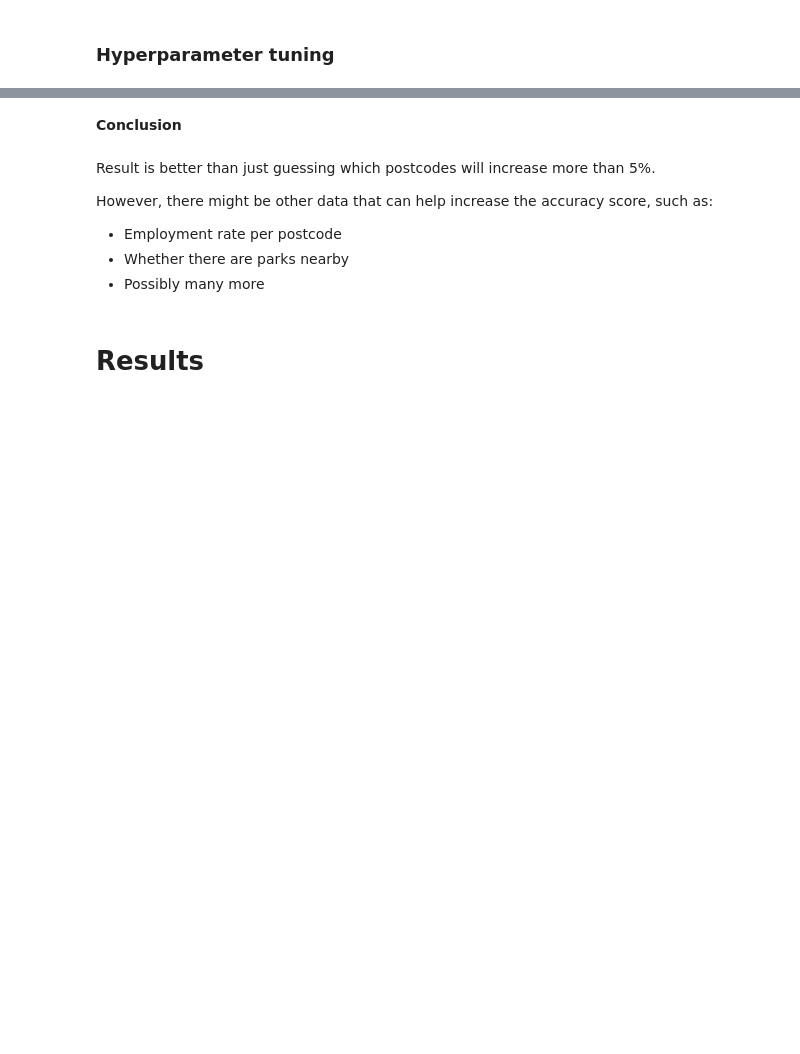
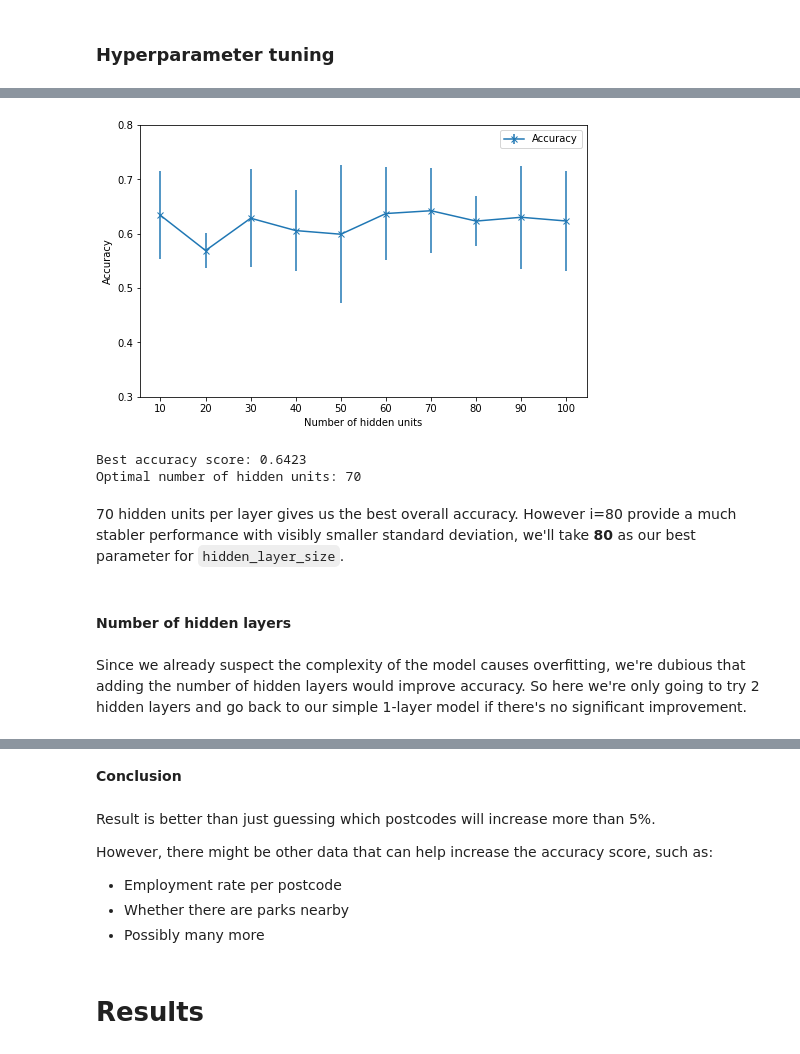
Before and after one commit to walthersy/NSW-house-price, a Jupyter notebook: Ken - Main Notebook COPY.ipynb, the cells around one changed output, grey strips where cells are left out. Saved outputs shown, nothing was run; the diff lists cells and outputs as text; code cells hidden in the pictures; blank space fills up the shorter version.

```diff
--- a/Ken - Main Notebook COPY.ipynb
+++ b/Ken - Main Notebook COPY.ipynb
@@ -1260,0 +917,12 @@ Our current model has 3 hidden layers, 100 perceptrons per each hidden layer - i
+# %%
+# For each number of hidden units, we use 10-fold cross validation to report the testing accuracy.
+cv_scores = []
+cv_scores_std = []
+
+hidden_units_no = [[10],[20],[30],[40],[50],[60],[70],[80],[90],[100]]
+
+for i in hidden_units_no:
+    mlpc = MLPClassifier(hidden_layer_sizes=i, random_state=44)
+    scores = cross_val_score(mlpc, X, y, scoring='accuracy', cv=10, verbose=1)
+    cv_scores.append(scores.mean())
+    cv_scores_std.append(scores.std())
@@ -1260,0 +950,32 @@ Our current model has 3 hidden layers, 100 perceptrons per each hidden layer - i
+# %%
+# Plot accuracy against the number of hidden units
+plt.figure(figsize=(8,5))
+plt.errorbar(hidden_units_no, cv_scores, yerr=cv_scores_std, marker='x', label='Accuracy')
+
+plt.xlabel('Number of hidden units')
+plt.xticks(np.arange(10, 110, 10))
+
+plt.ylabel('Accuracy')
+plt.ylim(0.3, 0.8)
+
+plt.legend(loc='best')
+plt.show()
+# %% [output]
+[figure, added]
+# %%
+# Find the optimal number of hidden units
+
+best_score = max(cv_scores)
+best_hid_units = (cv_scores.index(best_score)+1)*10
+
+print("Best accuracy score: %.4f" % best_score)
+print("Optimal number of hidden units:", best_hid_units)
+# %% [output]
+Best accuracy score: 0.6423
+Optimal number of hidden units: 70
+# %% [markdown]
+70 hidden units per layer gives us the best overall accuracy. However i=80 provide a much stabler performance with visibly smaller standard deviation, we'll take **80** as our best parameter for `hidden_layer_size`.
+# %% [markdown]
+#### Number of hidden layers
+# %% [markdown]
+Since we already suspect the complexity of the model causes overfitting, we're dubious that adding the number of hidden layers would improve accuracy. So here we're only going to try 2 hidden layers and go back to our simple 1-layer model if there's no significant improvement.
```
Also changed, not shown: parts of 112 cells of this notebook.
